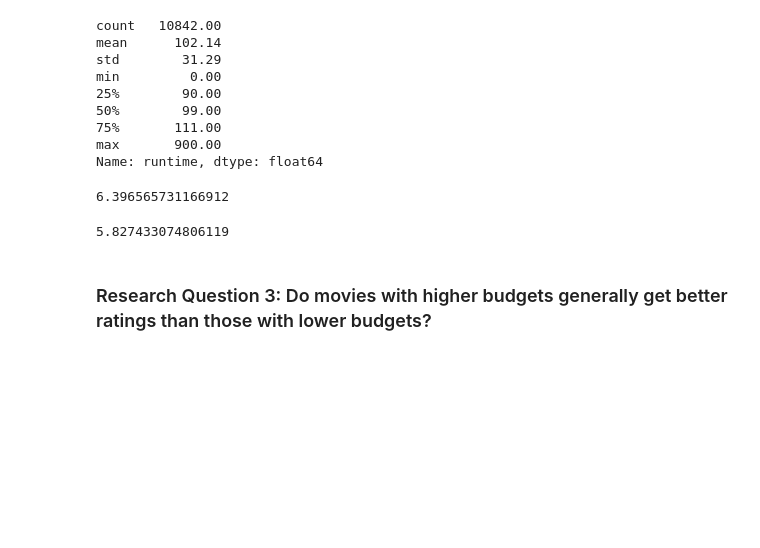
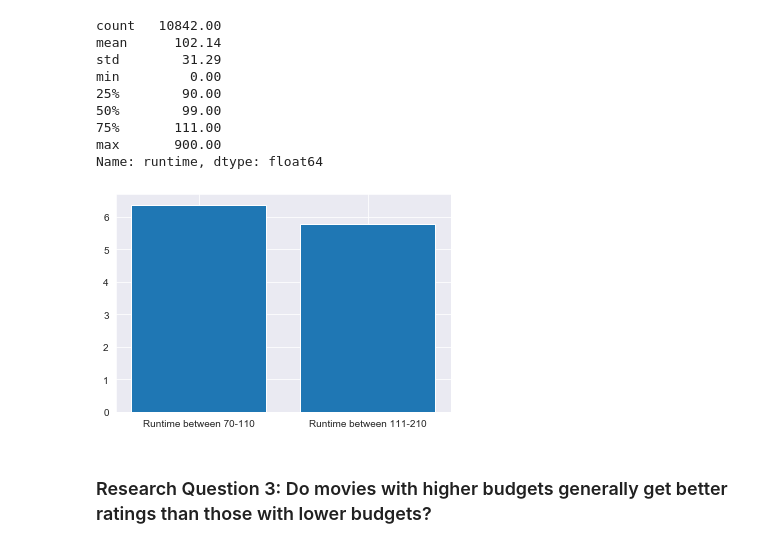
Before and after one commit to PhilipKarns/tmdb_movies, a Jupyter notebook: investigate-tmdb-movie-dataset.ipynb, the cells around one changed output. Drawn from its saved outputs; the diff is of its cells as text; code cells hidden in the pictures; blank space fills up the shorter version.

```diff
--- a/investigate-tmdb-movie-dataset.ipynb
+++ b/investigate-tmdb-movie-dataset.ipynb
@@ -392,17 +398,17 @@ runtime_75th_percentile = df_movies['runtime'].quantile(.75)
 # %%
-runtime_greater = df_movies[df_movies['runtime'] > runtime_75th_percentile]
+runtime_greater = df_movies.query('runtime >= 111 & runtime <= 210')
 # %%
-runtime_lesser = df_movies[df_movies['runtime'] < runtime_75th_percentile]
+runtime_lesser = df_movies.query('runtime < 111 & runtime > 70')
 # %%
 #vote_average for longer running movies
-runtime_greater.vote_average.mean()
+longer_runtime_vote = runtime_greater.vote_average.mean()
-# %% [output]
-6.396565731166912
 # %%
 #vote_average for shorter running movies
-runtime_lesser.vote_average.mean()
+shorter_runtime_vote = runtime_lesser.vote_average.mean()
-# %% [output]
-5.827433074806119
+# %%
+plt.bar(["Runtime between 70-110", "Runtime between 111-210"], [longer_runtime_vote, shorter_runtime_vote]);
+# %% [output]
+[figure, added]
 # %% [markdown]
 ### Research Question 3: Do movies with higher budgets generally get better ratings than those with lower budgets?
 # %%
```
Also changed, not shown: parts of 14 cells of this notebook.
